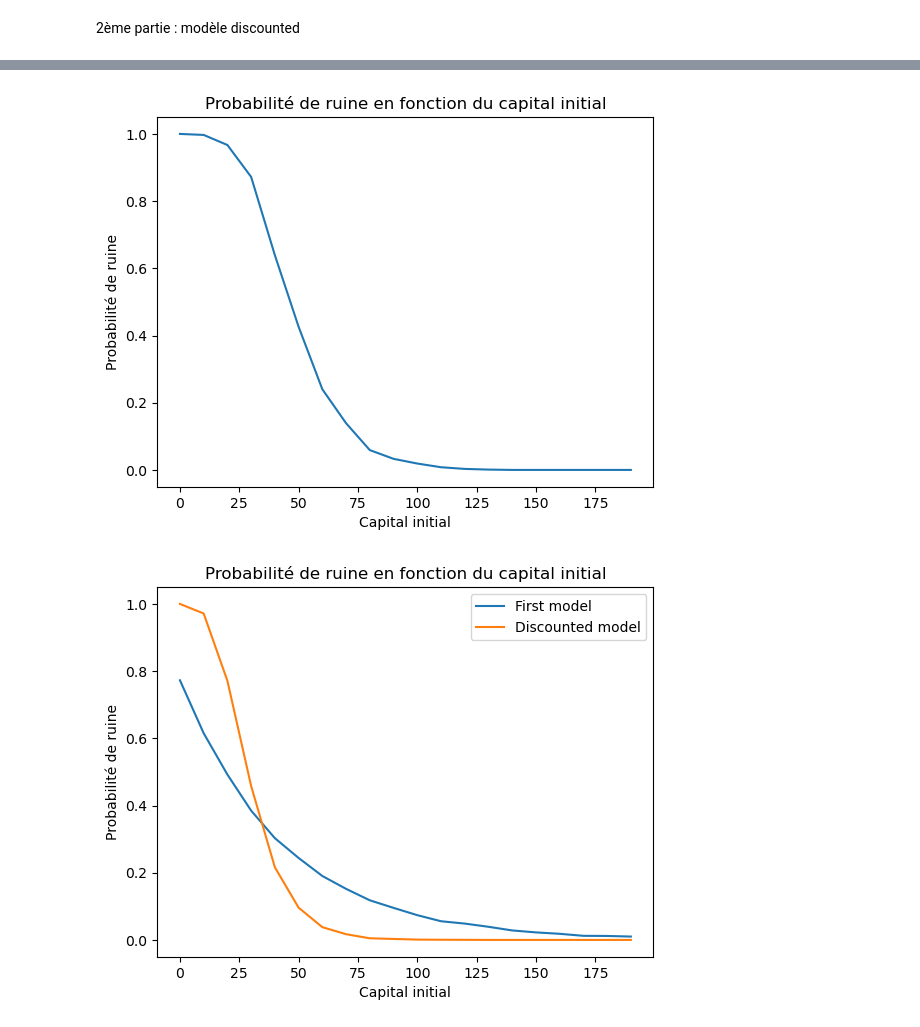
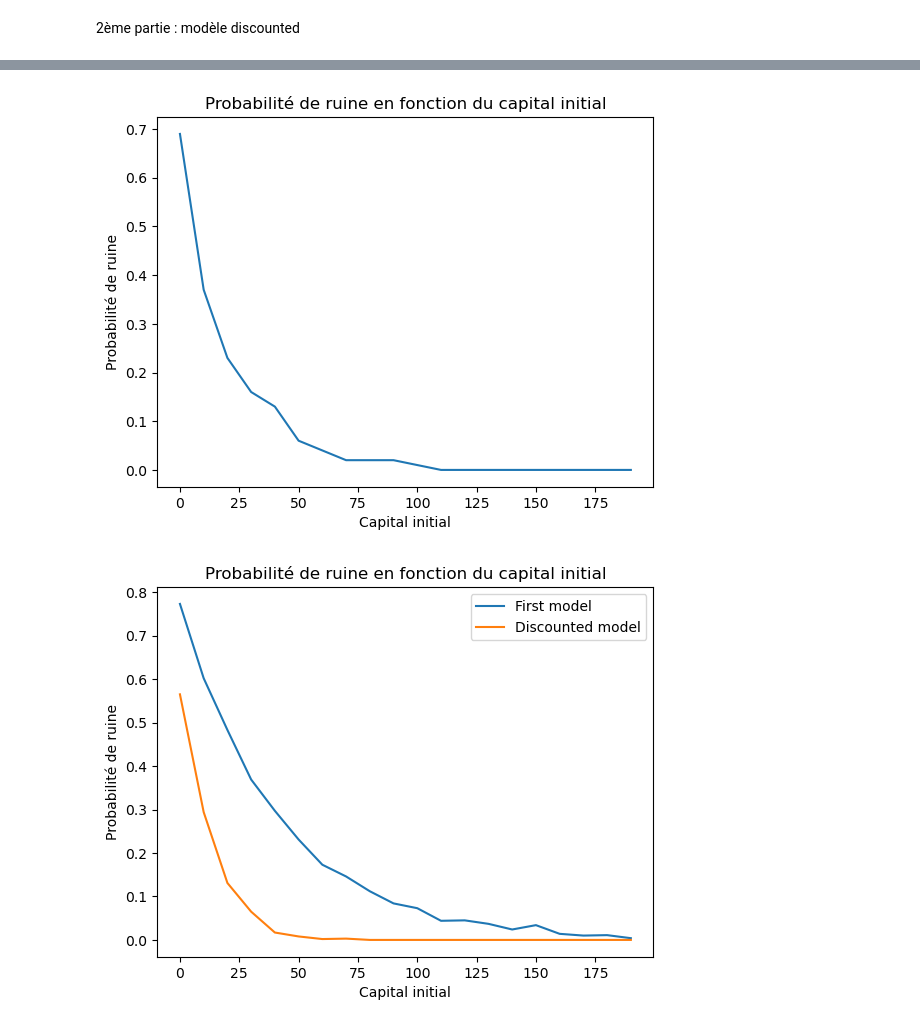
Before and after one commit to R7even31/Projet_Poisson, a Jupyter notebook: Main.ipynb, the cells around one changed output, grey strips where cells are left out. Cells and saved outputs as stored; diff of their text form; code cells hidden in the pictures.

```diff
--- a/Main.ipynb
+++ b/Main.ipynb
@@ -100,16 +102,13 @@ def p_min_discounted(mu,rho,u):
 # %%
 def estimation_ruine_discounted(mu,T,beta,u,theta,n,rho) :
     nb_ruine=0
-    p=(1+theta)*p_min_discounted(mu,rho,u)
+    p=(1+theta)*mu*1/beta
     for i in range (n) :
 
         Nt=np.random.poisson(mu*T,1)[0]
         temps_arrivee=np.random.uniform(0,T,Nt)
         temps_arrivee=np.sort(temps_arrivee)
-        #print(Nt)
-        #print(temps_arrivee)
         Y=np.random.exponential(1/beta,Nt)
-        #print(Y)
         exp=np.exp(rho*temps_arrivee)
         coefs_somme=np.array(Y)*np.array(exp)
         sinistres=np.cumsum(coefs_somme)
@@ -124,8 +123,8 @@ mu=1
 T=100
 beta=0.1
 theta=0.3
-n=1000
-rho=0.5
+n=100
+rho=0.1
 proba_ruine_discounted=np.zeros(20)
 u=np.zeros(20)
 for k in range(20):
@@ -138,28 +137,28 @@ plt.xlabel("Capital initial")
 plt.ylabel("Probabilité de ruine")
 plt.show()
 # %% [output]
-[figure, old version]
+[figure, new version]
 # %%
 mu=1
 T=100
 beta=0.1
 theta=0.3
-n=10000
-rho=3
+n=1000
+rho=2
 proba_ruine=np.zeros(20)
 proba_ruine_discounted=np.zeros(20)
 u=np.zeros(20)
 for k in range(20):
     u[k]=10*k
     proba_ruine[k]=estimation_ruine(mu,T,beta,u[k],theta,n)
     proba_ruine_discounted[k]=estimation_ruine_discounted(mu,T,beta,u[k],theta,n,rho)
 
 plt.plot(u,proba_ruine,label='First model')
 plt.plot(u,proba_ruine_discounted,label='Discounted model')
 plt.title("Probabilité de ruine en fonction du capital initial")
 plt.xlabel("Capital initial")
 plt.ylabel("Probabilité de ruine")
 plt.legend()
 plt.show()
 # %% [output]
-[figure, old version]
+[figure, new version]
```
Also changed, not shown: parts of 3 cells of this notebook.
